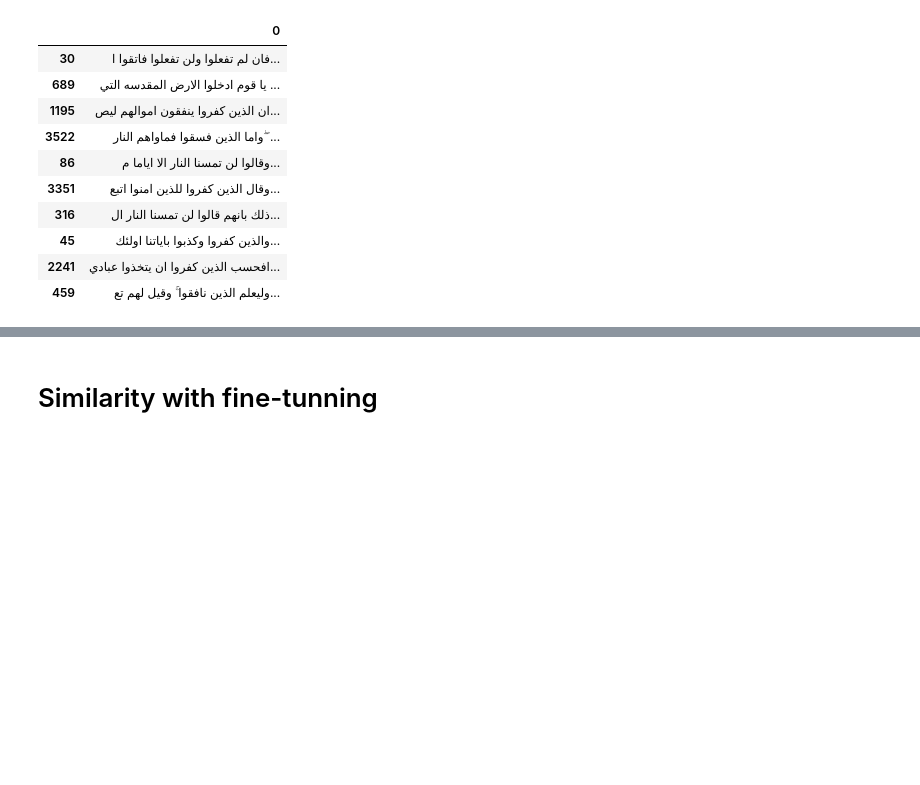
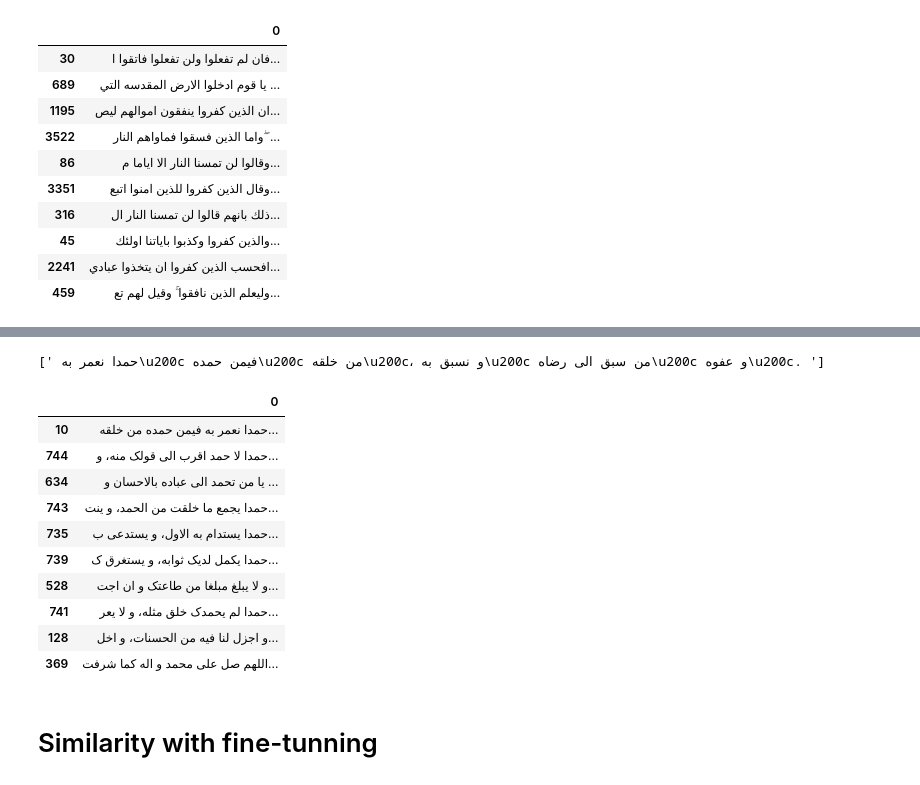
Before and after one commit to pam-lab/JupyterFiles, a Jupyter notebook: Similarity_BERT.ipynb, the cells around one changed output, grey strips where cells are left out. Cells and saved outputs as stored; diff of their text form; code cells hidden in the pictures; blank space fills up the shorter version.

```diff
--- a/Similarity_BERT.ipynb
+++ b/Similarity_BERT.ipynb
@@ -238,3 +273,23 @@ verse_complete.iloc[most_similar]
+# %%
+mean_embedding = get_mean_embedding(model,list(sahife_complete_dict_nrmlz))
+compare_to =10
+most_similar=get_most_similar(mean_embedding, compare_to)
+verse_complete=pd.DataFrame(sahife_complete_dict_nrmlz)
+print(verse_complete.iloc[compare_to].values)
+verse_complete.iloc[most_similar]
+# %% [output]
+[' حمدا نعمر به\u200c فیمن حمده\u200c من خلقه\u200c، و نسبق به\u200c من سبق الی رضاه\u200c و عفوه\u200c. ']
+|  | 0 |
+| 10 | حمدا نعمر به‌ فیمن حمده‌ من خلقه‌... |
+| 744 | حمدا لا حمد اقرب الی قولک منه‌، و... |
+| 634 | یا من تحمد الی عباده‌ بالاحسان و ... |
+| 743 | حمدا یجمع ما خلقت من الحمد، و ینت... |
+| 735 | حمدا یستدام به‌ الاول، و یستدعی ب... |
+| 739 | حمدا یکمل لدیک ثوابه‌، و یستغرق ک... |
+| 528 | و لا یبلغ مبلغا من طاعتک و ان اجت... |
+| 741 | حمدا لم یحمدک خلق مثله‌، و لا یعر... |
+| 128 | و اجزل لنا فیه‌ من الحسنات، و اخل... |
+| 369 | اللهم صل علی محمد و اله‌ کما شرفت... |
 # %% [markdown]
 # Similarity with fine-tunning
 # %%
```
Also changed, not shown: parts of 11 cells of this notebook.
